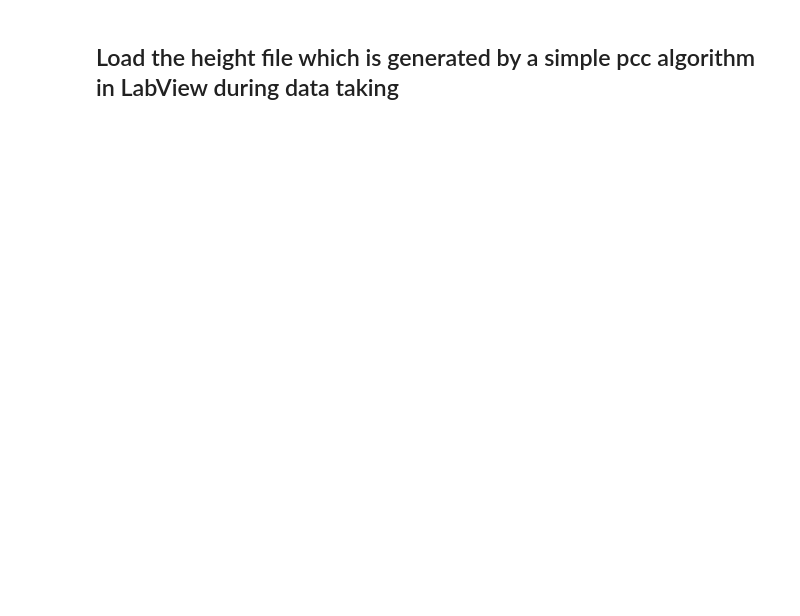
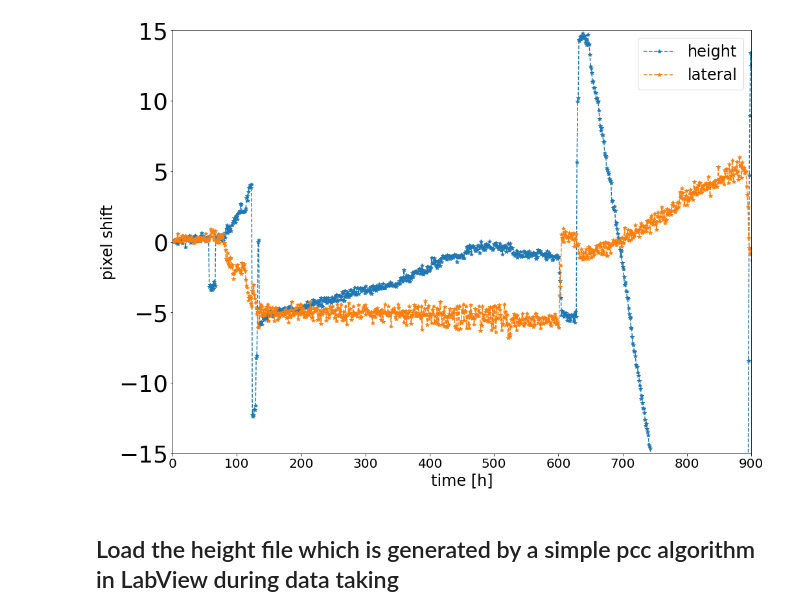
Before and after one commit to stanfordbeads/New_trap_code, a Jupyter notebook: Scripts/General_Height_Analysis_20210209.ipynb, the cells around one changed output. Cells and saved outputs as stored; diff of their text form; code cells hidden in the pictures; blank space fills up the shorter version.

```diff
--- a/Scripts/General_Height_Analysis_20210209.ipynb
+++ b/Scripts/General_Height_Analysis_20210209.ipynb
@@ -5,6 +5,33 @@ plt.rcParams["figure.figsize"] = (16,12)
 plt.rcParams["font.size"] = 24
 plt.rcParams['xtick.labelsize'] = "small"
 plt.rcParams['ytick.labelsize'] = 36
+# %%
+# just select the path
+dir_path = "/home/data_transfer/slowcontrol_data/ImageData/HeightData/20210909/run/"
+heightFromTxt=np.load(dir_path+"height_info.npy")
+lateralFromTxt=np.load(dir_path+"lateral_info.npy")
+timeFromTxt=np.load(dir_path+"time_info.npy")
+# %%
+# pandas data frame (not really necessary here but doesn't hurt either)
+
+df_new = pd.DataFrame()
+df_new["Height"]=heightFromTxt
+df_new["Lateral"]=lateralFromTxt
+
+df_new["Time"]=(timeFromTxt-timeFromTxt[0])
+# plot
+# span can be used to average the files
+plt.plot(df_new.Height.ewm(span=1,adjust=True).mean(),label="height",linestyle="dashed",marker="*")
+plt.plot(df_new.Lateral.ewm(span=1,adjust=True).mean(),label="lateral",linestyle="dashed",marker="*")
+
+plt.ylabel("pixel shift")
+plt.xlabel("time [h]")
+plt.ylim(-15,15)
+plt.xlim(0,900)
+plt.legend()
+plt.show()
+# %% [output]
+[figure, added]
 # %% [markdown]
 ## Load the height file which is generated by a simple pcc algorithm in LabView during data taking
 # %%
```
Also changed, not shown: parts of 6 cells of this notebook, 44 other files.
